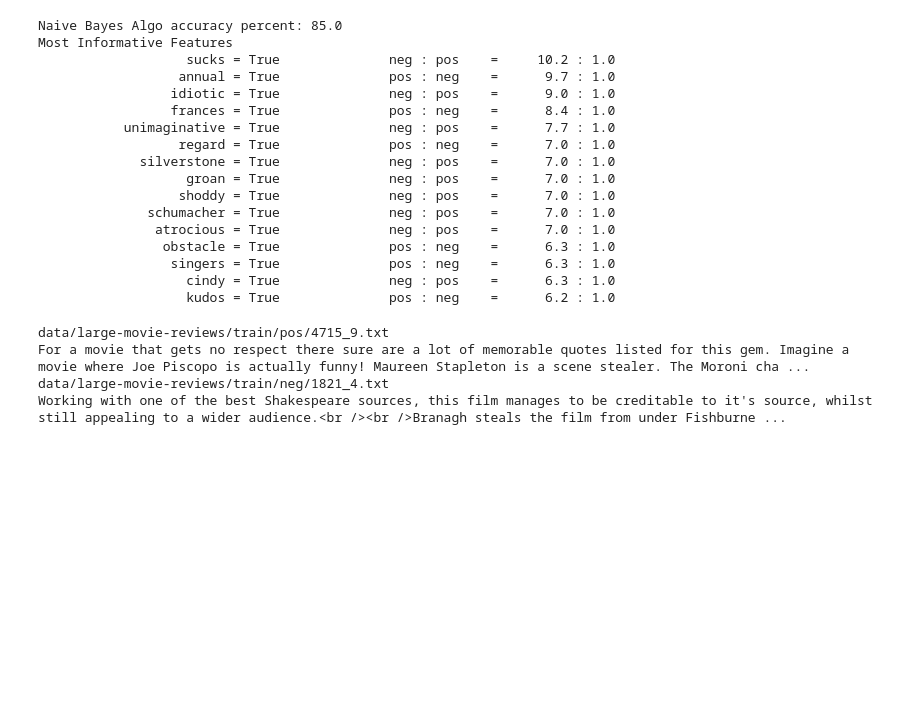
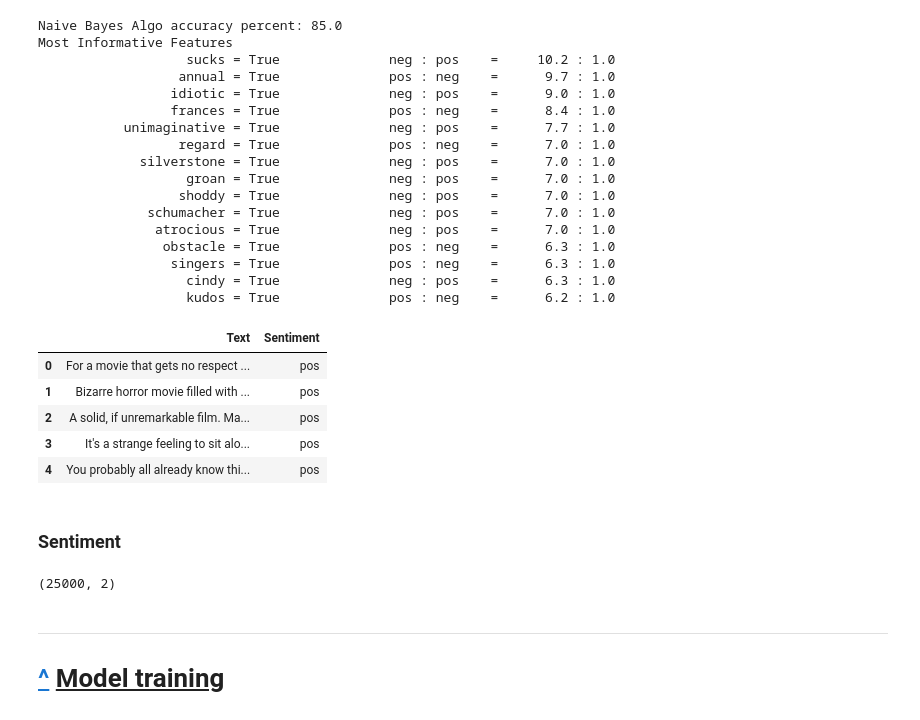
Before and after one commit to pstetz/PBS-Newshour, a Jupyter notebook: analysis.ipynb, the cells around one changed output. Saved outputs shown, nothing was run; the diff lists cells and outputs as text; code cells hidden in the pictures; blank space fills up the shorter version.

```diff
--- a/analysis.ipynb
+++ b/analysis.ipynb
@@ -383,21 +419,31 @@ Most Informative Features
                    cindy = True              neg : pos    =      6.3 : 1.0
                    kudos = True              pos : neg    =      6.2 : 1.0
 # %%
-import glob
-
 train_dir = "data/large-movie-reviews/train/"
 test_dir  = "data/large-movie-reviews/test/"
 
-all_words, train, test = list(), list(), list()
-for sent in ("pos", "neg"):
-    for txt in glob.glob(train_dir + sent + "/*"):
-        print(txt)
-        txt = open(txt, "r")
-        print(txt.read())
-        txt.close()
-        break
+all_words = list()
+
+train = pd.DataFrame(columns=["Text", "Sentiment"])
+test  = pd.DataFrame(columns=["Text", "Sentiment"])
+
+for df, path in ([train, train_dir], [test, test_dir]):
+    for sent in ("pos", "neg"):
+        for txt in tqdm(glob.glob(path + sent + "/*")):
+            txt = open(txt, "r")
+
+            review = txt.read()
+            df.loc[len(df)] = [review, sent]
+
+            txt.close()
+
+train.head()
 # %% [output]
-data/large-movie-reviews/train/pos/4715_9.txt
-For a movie that gets no respect there sure are a lot of memorable quotes listed for this gem. Imagine a movie where Joe Piscopo is actually funny! Maureen Stapleton is a scene stealer. The Moroni cha ...
-data/large-movie-reviews/train/neg/1821_4.txt
-Working with one of the best Shakespeare sources, this film manages to be creditable to it's source, whilst still appealing to a wider audience.<br /><br />Branagh steals the film from under Fishburne ...
+|  | Text | Sentiment |
+| 0 | For a movie that gets no respect ... | pos |
+| 1 | Bizarre horror movie filled with ... | pos |
+| 2 | A solid, if unremarkable film. Ma... | pos |
+| 3 | It's a strange feeling to sit alo... | pos |
+| 4 | You probably all already know thi... | pos |
+# %% [markdown]
+### Sentiment
@@ -403,0 +457,10 @@ Working with one of the best Shakespeare sources, this film manages to be credit
+# %%
+train.shape
+# %% [output]
+(25000, 2)
+# %% [markdown]
+---
+<a id="training"></a>
+
+
+# [^](#toc) <u>Model training</u>
```
Also changed, not shown: parts of 16 cells of this notebook, 1 other file.
